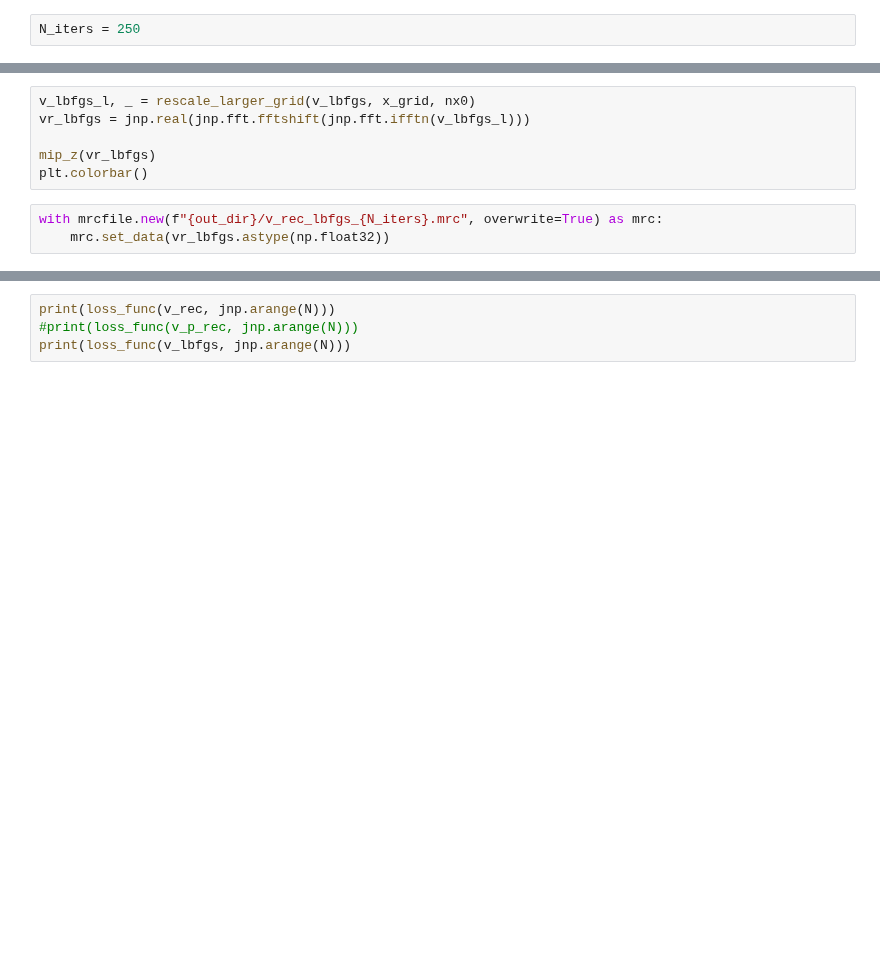
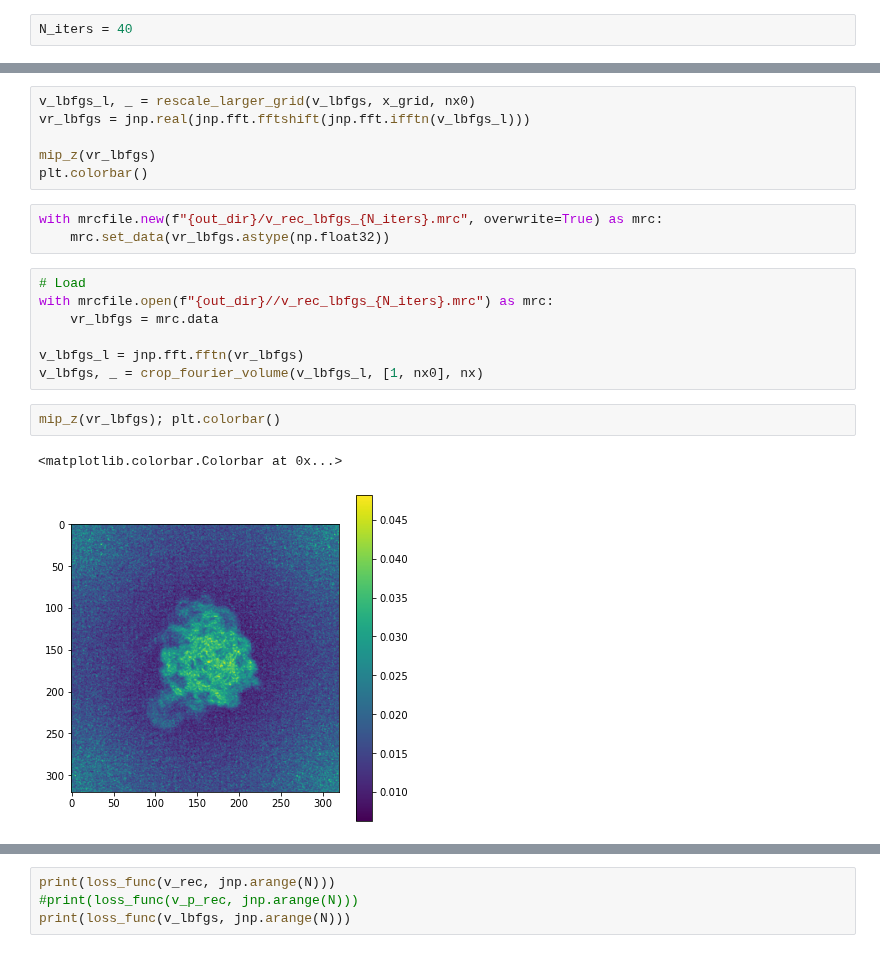
Before and after one commit to bogdantoader/simplecryoem, a Jupyter notebook: nb/Higher_stochastic.ipynb, the cells around one changed output, grey strips where cells are left out. Drawn from its saved outputs; the diff is of its cells as text; blank space fills up the shorter version.

```diff
--- a/nb/Higher_stochastic.ipynb
+++ b/nb/Higher_stochastic.ipynb
@@ -566,7 +581,7 @@ complex128
 
 #jax.default_device()
 # %%
-N_iters = 250
+N_iters = 40
 # %% [markdown]
 So this is working with fixed stepsize, but with linesearch it doesn't (zoom hangs and backtracking returns an errour about mixing float with complex)
 # %%
@@ -605,3 +624,15 @@ plt.colorbar()
 # %%
 with mrcfile.new(f"{out_dir}/v_rec_lbfgs_{N_iters}.mrc", overwrite=True) as mrc:
     mrc.set_data(vr_lbfgs.astype(np.float32))
+# %%
+# Load
+with mrcfile.open(f"{out_dir}//v_rec_lbfgs_{N_iters}.mrc") as mrc:
+    vr_lbfgs = mrc.data
+
+v_lbfgs_l = jnp.fft.fftn(vr_lbfgs)
+v_lbfgs, _ = crop_fourier_volume(v_lbfgs_l, [1, nx0], nx)
+# %%
+mip_z(vr_lbfgs); plt.colorbar()
+# %% [output]
+<matplotlib.colorbar.Colorbar at 0x...>
+[figure, added]
```
Also changed, not shown: parts of 17 cells of this notebook.
